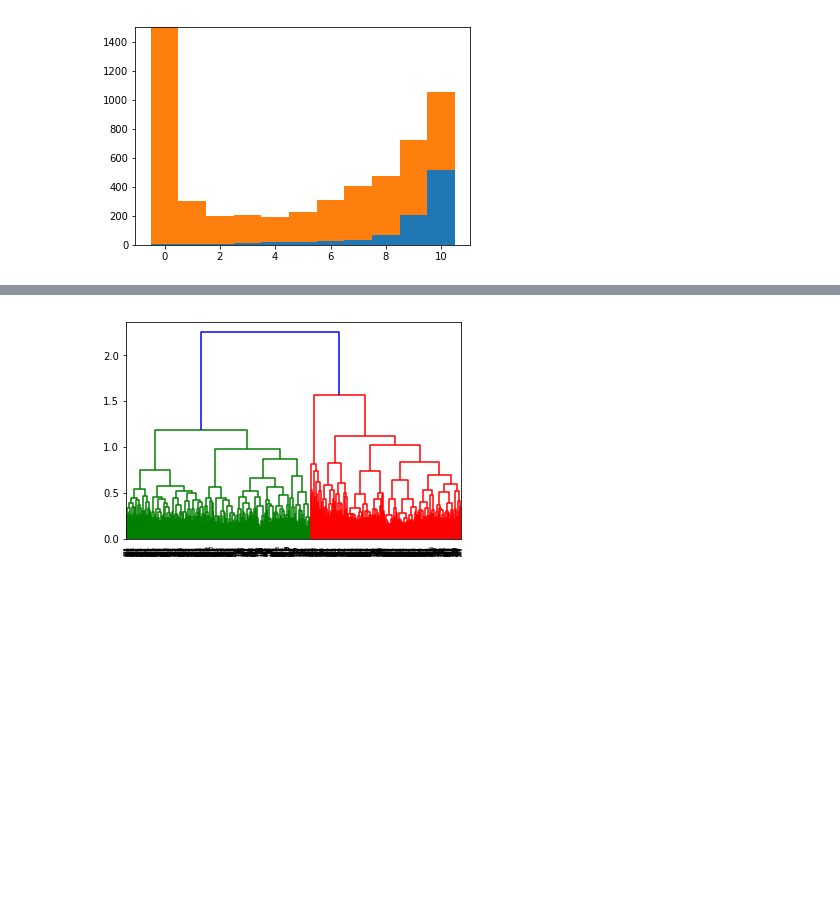
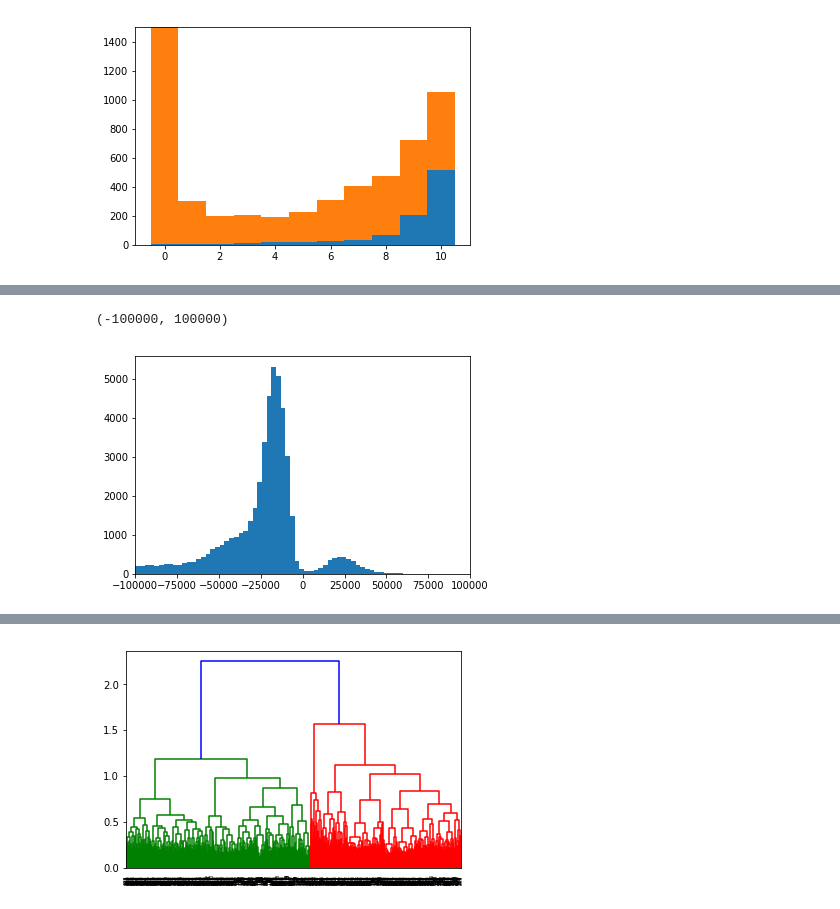
Before and after one commit to anders-biostat/sc_methods, a Jupyter notebook: Tm_dist/endo_neighbours.ipynb, the cells around one changed output, grey strips where cells are left out. Cells and saved outputs as stored; diff of their text form; code cells hidden in the pictures; blank space fills up the shorter version.

```diff
--- a/Tm_dist/endo_neighbours.ipynb
+++ b/Tm_dist/endo_neighbours.ipynb
@@ -108,0 +307,5 @@ plt.ylim(0,1500);
+# %%
+plt.hist( a, 1000 ); plt.xlim( -100000,100000);
+# %% [output]
+(-100000, 100000)
+[figure, added]
```
Also changed, not shown: parts of 31 cells of this notebook.
